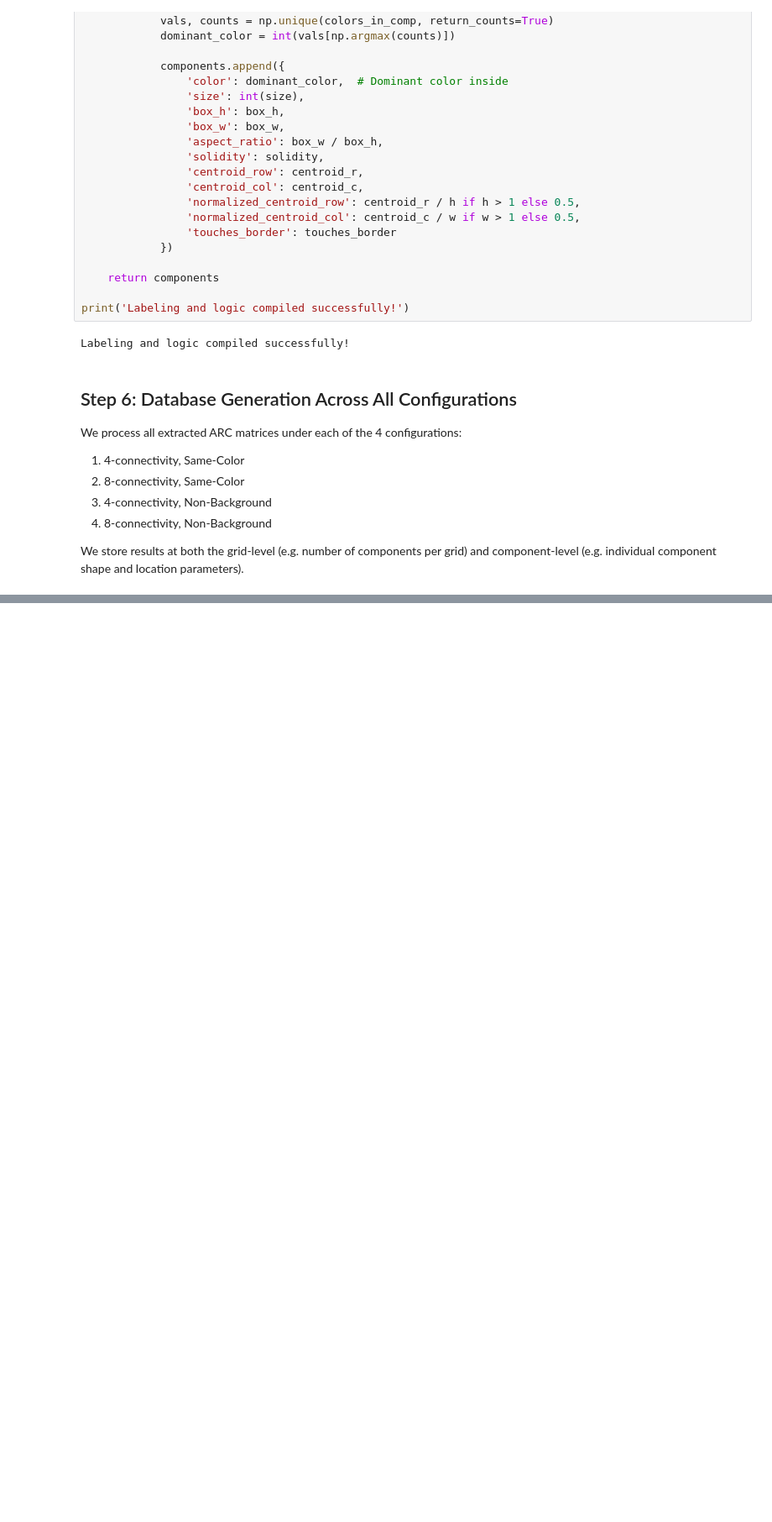
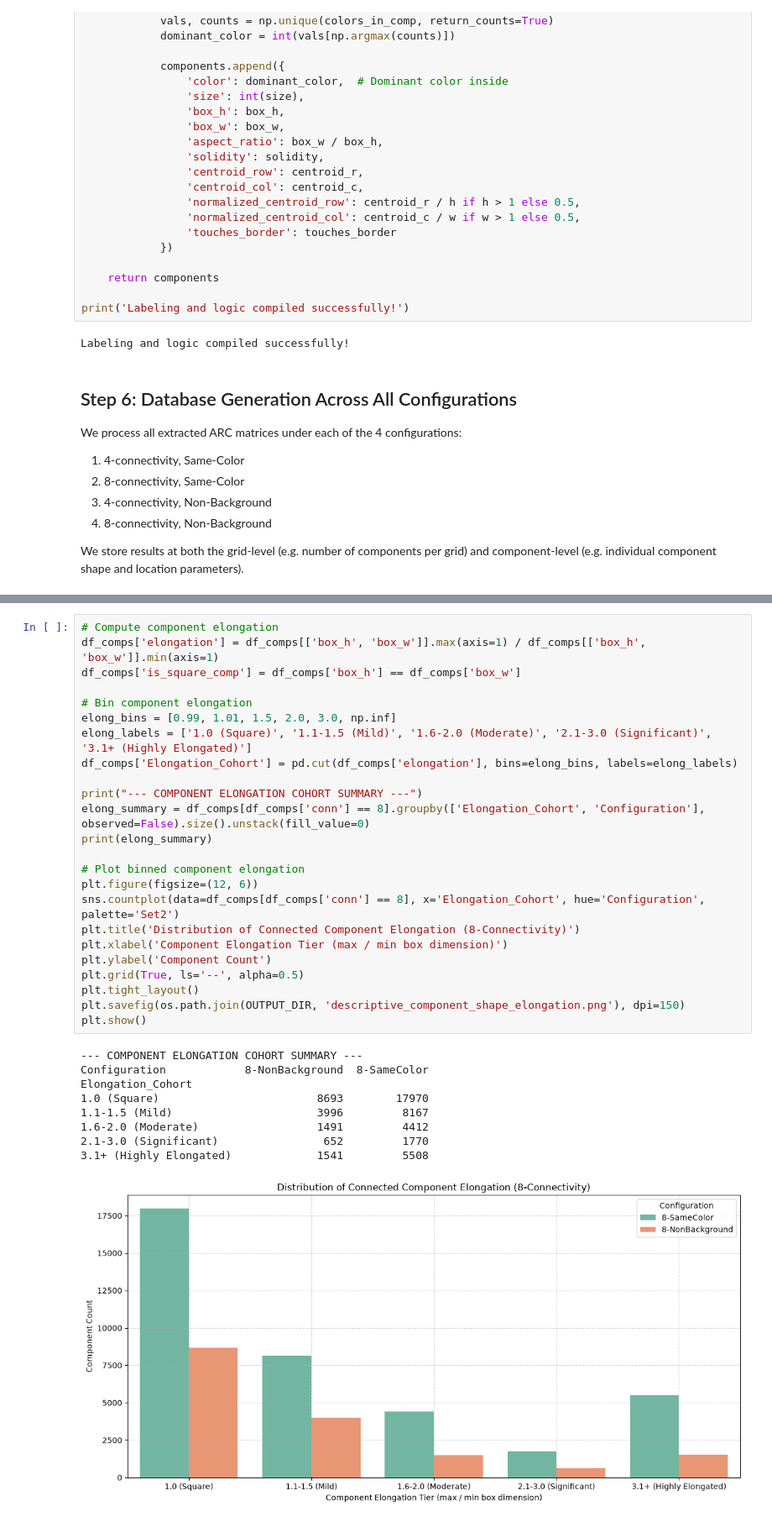
Before and after one commit to sanmquin/Motifs, a Jupyter notebook: 1.Connected_Components_Analysis.ipynb, the cells around one changed output, grey strips where cells are left out. Shown at 84% size. Saved outputs shown, nothing was run; the diff lists cells and outputs as text; blank space fills up the shorter version.

```diff
--- a/1.Connected_Components_Analysis.ipynb
+++ b/1.Connected_Components_Analysis.ipynb
@@ -587,0 +572,34 @@ Successfully exported summary metrics to: /content/drive/MyDrive/numeric_inferen
+# %%
+# Compute component elongation
+df_comps['elongation'] = df_comps[['box_h', 'box_w']].max(axis=1) / df_comps[['box_h', 'box_w']].min(axis=1)
+df_comps['is_square_comp'] = df_comps['box_h'] == df_comps['box_w']
+
+# Bin component elongation
+elong_bins = [0.99, 1.01, 1.5, 2.0, 3.0, np.inf]
+elong_labels = ['1.0 (Square)', '1.1-1.5 (Mild)', '1.6-2.0 (Moderate)', '2.1-3.0 (Significant)', '3.1+ (Highly Elongated)']
+df_comps['Elongation_Cohort'] = pd.cut(df_comps['elongation'], bins=elong_bins, labels=elong_labels)
+
+print("--- COMPONENT ELONGATION COHORT SUMMARY ---")
+elong_summary = df_comps[df_comps['conn'] == 8].groupby(['Elongation_Cohort', 'Configuration'], observed=False).size().unstack(fill_value=0)
+print(elong_summary)
+
+# Plot binned component elongation
+plt.figure(figsize=(12, 6))
+sns.countplot(data=df_comps[df_comps['conn'] == 8], x='Elongation_Cohort', hue='Configuration', palette='Set2')
+plt.title('Distribution of Connected Component Elongation (8-Connectivity)')
+plt.xlabel('Component Elongation Tier (max / min box dimension)')
+plt.ylabel('Component Count')
+plt.grid(True, ls='--', alpha=0.5)
+plt.tight_layout()
+plt.savefig(os.path.join(OUTPUT_DIR, 'descriptive_component_shape_elongation.png'), dpi=150)
+plt.show()
+# %% [output]
+--- COMPONENT ELONGATION COHORT SUMMARY ---
+Configuration            8-NonBackground  8-SameColor
+Elongation_Cohort
+1.0 (Square)                        8693        17970
+1.1-1.5 (Mild)                      3996         8167
+1.6-2.0 (Moderate)                  1491         4412
+2.1-3.0 (Significant)                652         1770
+3.1+ (Highly Elongated)             1541         5508
+[figure, added]
```
Also changed, not shown: parts of 40 cells of this notebook, 2 other files.
